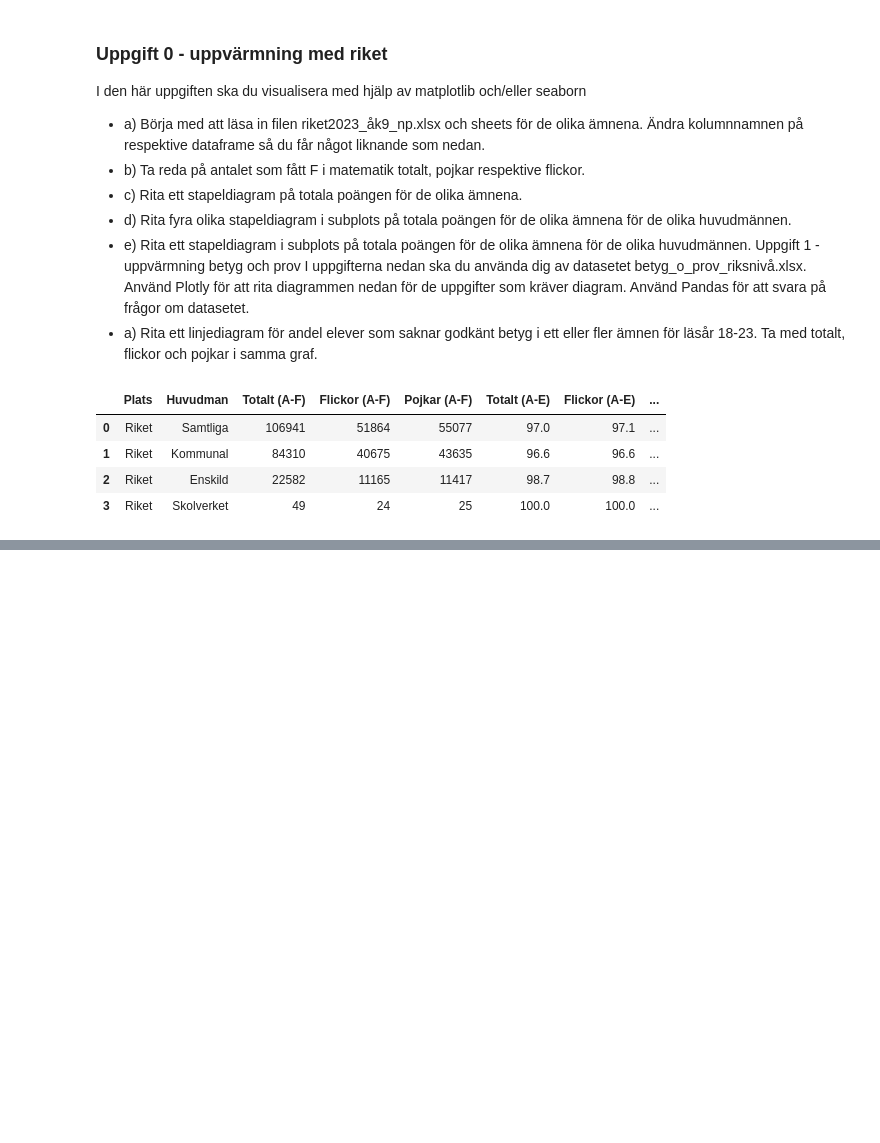
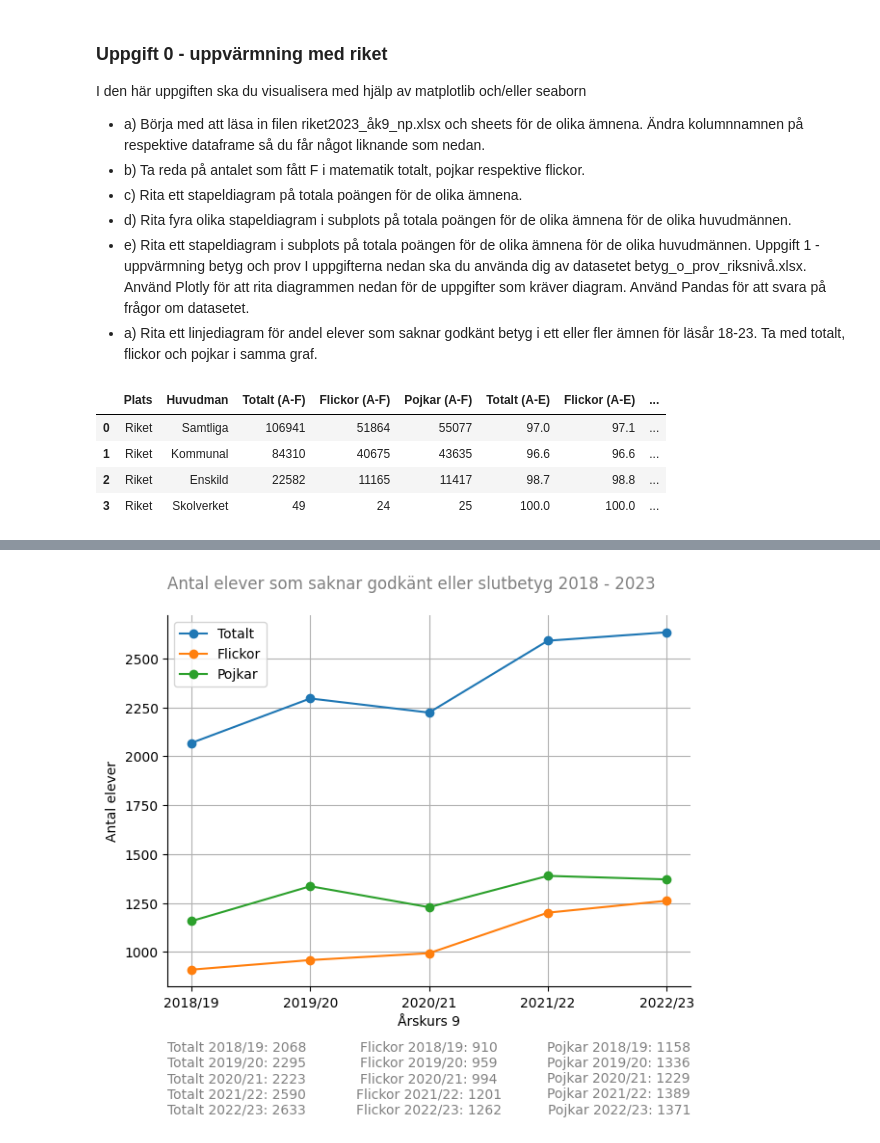
Before and after one commit to SandraAnder/Python-Sandra-Andersson-OPA23, a Jupyter notebook: Labb2/Laboration2.ipynb, the cells around one changed output, grey strips where cells are left out. Saved outputs shown, nothing was run; the diff lists cells and outputs as text; code cells hidden in the pictures; blank space fills up the shorter version.

Commit message:
Labb2 done up till 1A

```diff
--- a/Labb2/Laboration2.ipynb
+++ b/Labb2/Laboration2.ipynb
@@ -91,0 +253,45 @@ plt.show()
+# %%
+# A)
+
+# Variabel för årskurser
+years = data_1A['Läsår']
+
+# Beräknar antal elever som saknar godkänt och slutbetyg, samma som ovan
+Total_F = (data_1A['Totalt som avslutat åk 9'] - data_1A["Godkända slutbetyg: Totalt"])
+Flickor_F_grade = (data_1A['Totalt som avslutat åk 9: Flickor'] - data_1A["Godkända slutbetyg: Flickor"])
+Pojkar_F_grade = (data_1A['Totalt som avslutat åk 9: Pojkar'] - data_1A["Godkända slutbetyg: Pojkar"])
+
+# Skapar subplots och storlek på fig
+fig, ax = plt.subplots(figsize=(7, 5))
+
+# Ritar linjediagramet med punkter som markerar varje år
+plt.plot(years, Total_F, label='Totalt', marker='o')
+plt.plot(years, Flickor_F_grade, label='Flickor', marker='o')
+plt.plot(years, Pojkar_F_grade, label='Pojkar', marker='o')
+
+# Justerar etiketterna och skapar luft mellan toppetikett och graf, och vänsterplacerar topptexten
+plt.title('Antal elever som saknar godkänt eller slutbetyg 2018 - 2023', pad=20, color="gray", loc="left")
+plt.xlabel('Årskurs 9')
+plt.ylabel('Antal elever')
+
+# Ger grafen ett rutnät
+plt.grid(True)
+plt.legend()
+'''
+# Lägger till summan för varje punkt
+for i, year in enumerate(years):
+    plt.text(year, Total_F.iloc[i], f'{round(Total_F.iloc[i])}', ha='center', va='bottom', color='gray')
+    plt.text(year, Flickor_F_grade.iloc[i], f'{round(Flickor_F_grade.iloc[i])}', ha='center', va='bottom', color='gray')
+    plt.text(year, Pojkar_F_grade.iloc[i], f'{round(Pojkar_F_grade.iloc[i])}', ha='center', va='bottom', color='gray')'''
+
+ax.spines['top'].set_visible(False)
+ax.spines['right'].set_visible(False)
+
+# Lägger till tre listor med år, vem och "summa" under grafen för extra tydlighet
+plt.text(0.0, -0.35, '\n'.join([f'Totalt {year}: {round(val)}' for val, year in zip(Total_F, years)]), transform=plt.gca().transAxes, ha='left', va='bottom', color='gray')
+plt.text(0.5, -0.35, '\n'.join([f'Flickor {year}: {round(val)}' for val, year in zip(Flickor_F_grade, years)]), transform=plt.gca().transAxes, ha='center', va='bottom', color='gray')
+plt.text(1.0, -0.35, '\n'.join([f'Pojkar {year}: {round(val)}' for val, year in zip(Pojkar_F_grade, years)]), transform=plt.gca().transAxes, ha='right', va='bottom', color='gray')
+
+plt.show()
+# %% [output]
+[figure, added]
```
Also changed, not shown: parts of 10 cells of this notebook, 2 other files.
